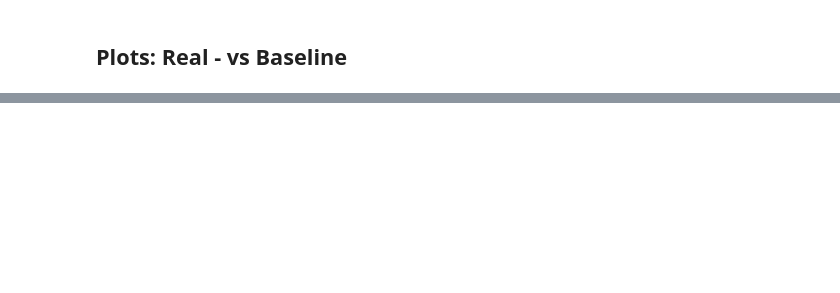
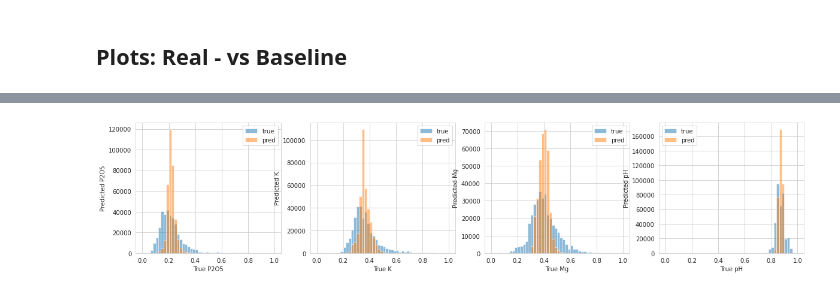
Before and after one commit to DKRZ-AIM/ai4eo-hyperview, a Jupyter notebook: notebooks/simple_models/evaluation.ipynb, the cells around one changed output, grey strips where cells are left out. Cells and saved outputs as stored; diff of their text form; code cells hidden in the pictures; blank space fills up the shorter version.

```diff
--- a/notebooks/simple_models/evaluation.ipynb
+++ b/notebooks/simple_models/evaluation.ipynb
@@ -69,0 +148,15 @@ for i, ax in enumerate(axs):
+# %%
+# ix all
+fig, axs = plt.subplots(1, 4, figsize=(20, 4))
+
+for i, ax in enumerate(axs):
+
+    # Compute frequency and bins
+    frequency, bins = np.histogram(y_vs[:,i], bins=50, range=[0, 1])
+    ax.hist(y_vs[:, i], alpha=0.5, bins=bins, label='true')
+    ax.hist(y_hat_rfs[:, i], alpha=0.5, bins=bins, label='pred')
+    ax.legend()
+    ax.set_xlabel('True ' + cols[i])
+    ax.set_ylabel('Predicted ' + cols[i])
+# %% [output]
+[figure, added]
```
Also changed, not shown: parts of 16 cells of this notebook, 4 other files.
